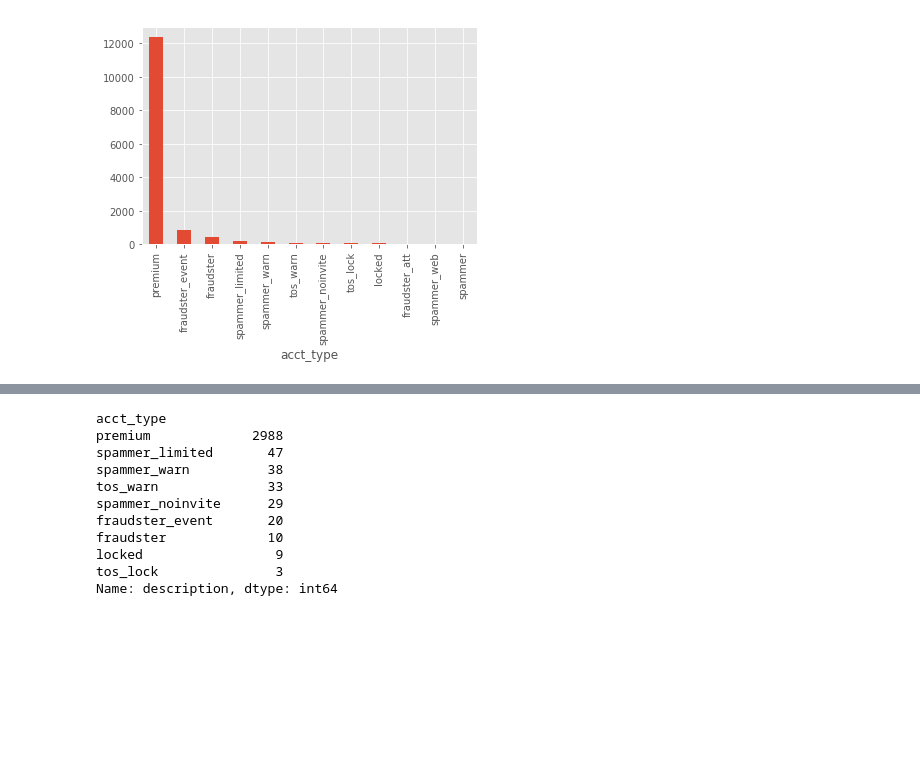
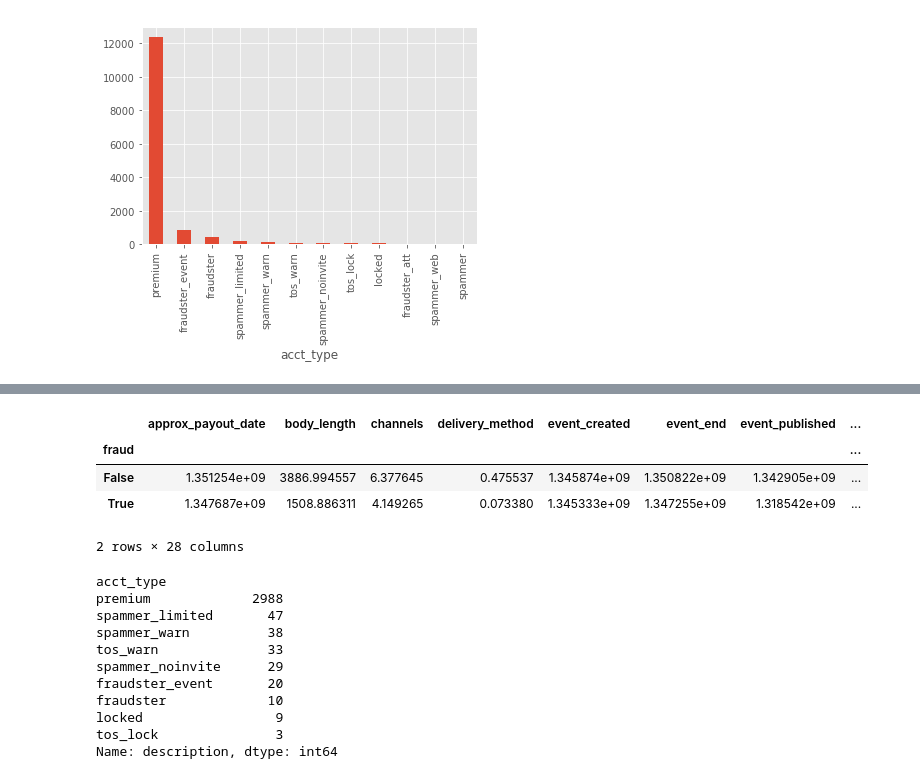
Before and after one commit to cxc13513/fraud-detection-case-study, a Jupyter notebook: notebooks/EDA - KD.ipynb, the cells around one changed output, grey strips where cells are left out. Cells and saved outputs as stored; diff of their text form; code cells hidden in the pictures; blank space fills up the shorter version.

```diff
--- a/notebooks/EDA - KD.ipynb
+++ b/notebooks/EDA - KD.ipynb
@@ -136,6 +160,14 @@ df.head(3).T
 | venue_longitude | -80.1334 | -79.9309 | -118.08 |
 | venue_name | INK Nightclub - South Beach | The Charleston, SC area | Los Angeles County Office of Educ... |
 | venue_state | FL | SC | CA |
+# %%
+df.groupby('fraud')['user_age'].apply(np.mean)
+# %% [output]
+|  | approx_payout_date | body_length | channels | delivery_method | event_created | event_end | event_published | ... |
+| fraud |  |  |  |  |  |  |  | ... |
+| False | 1.351254e+09 | 3886.994557 | 6.377645 | 0.475537 | 1.345874e+09 | 1.350822e+09 | 1.342905e+09 | ... |
+| True | 1.347687e+09 | 1508.886311 | 4.149265 | 0.073380 | 1.345333e+09 | 1.347255e+09 | 1.318542e+09 | ... |
+2 rows × 28 columns
 # %%
 df[[len(x) >= 1 for x in df.payee_name]].groupby("acct_type").count()['description'].sort_values(ascending=False)
 # %% [output]
```
Also changed, not shown: parts of 22 cells of this notebook, 1 other file.
